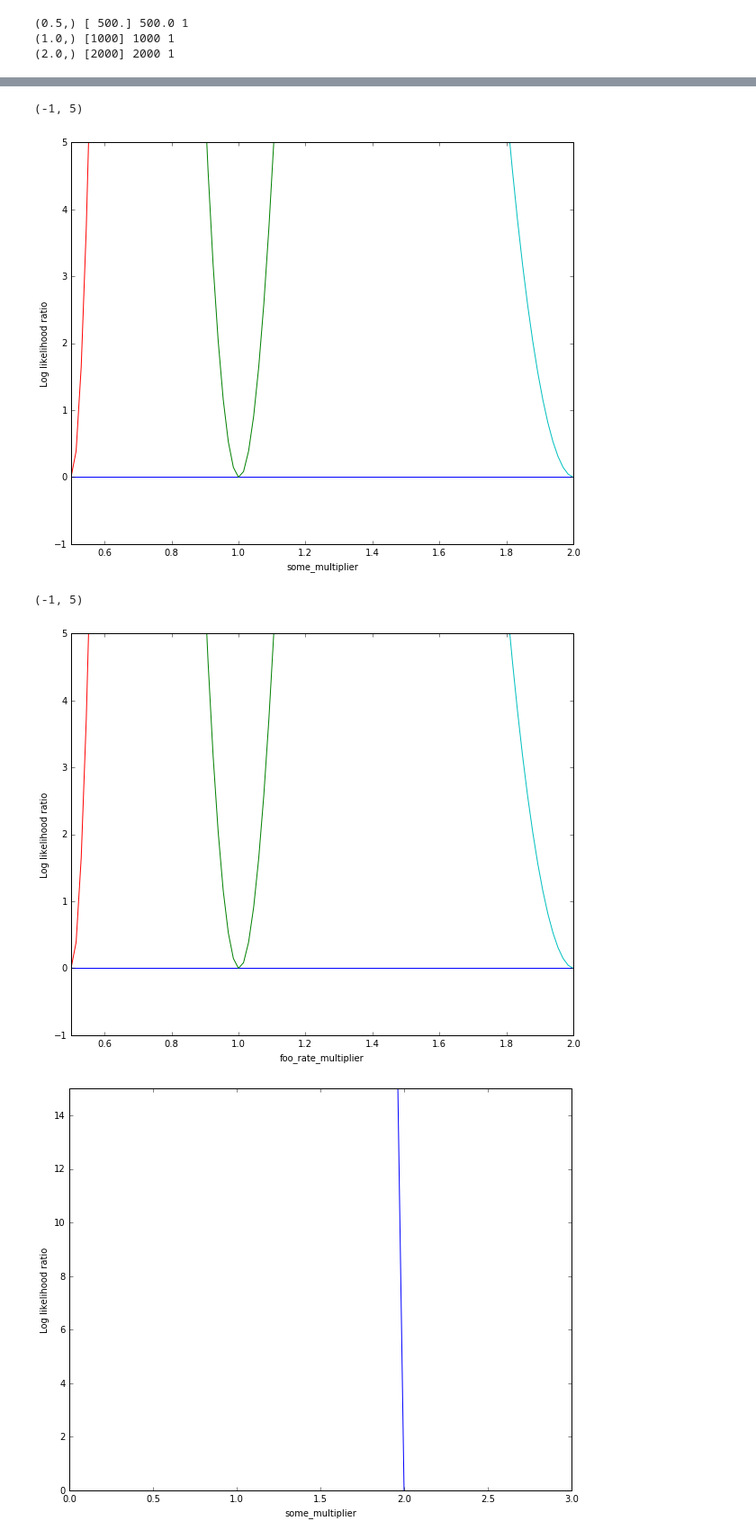
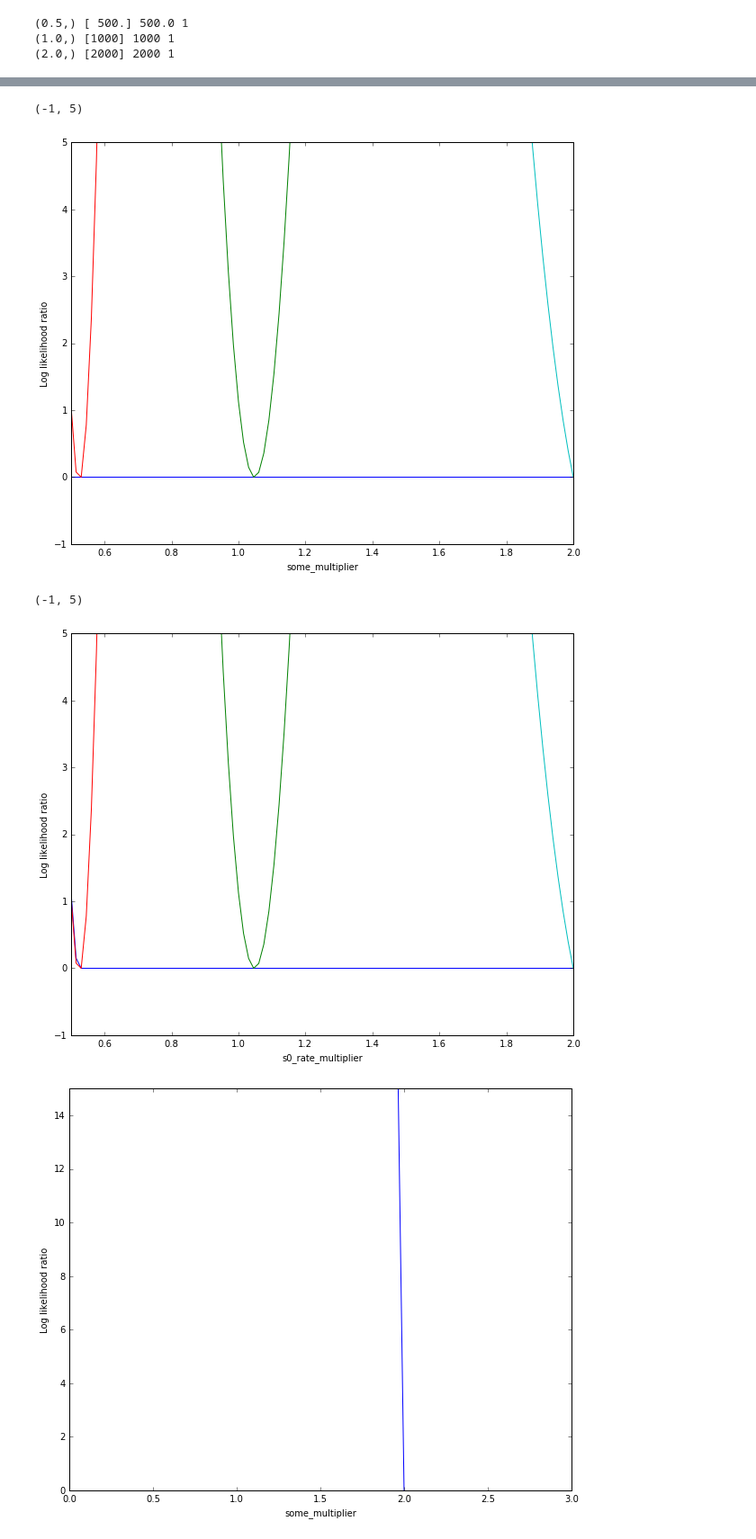
Before and after one commit to JelleAalbers/blueice, a Jupyter notebook: notebooks/Test rate and shape parameters.ipynb, the cells around one changed output, grey strips where cells are left out. Shown: that part at 90% size. Cells and saved outputs as stored; diff of their text form; code cells hidden in the pictures.

```diff
--- a/notebooks/Test rate and shape parameters.ipynb
+++ b/notebooks/Test rate and shape parameters.ipynb
@@ -25,9 +25,9 @@ plt.plot(q, m.sources[0].pdf(q))
 [figure]
 # %%
 from blueice.likelihood import LogLikelihood
-lf = LogLikelihood(config)
+lf = LogLikelihood(test_conf())
 lf.add_shape_parameter('some_multiplier', (0.5, 1, 2))
-lf.add_rate_parameter('foo')
+lf.add_rate_parameter('s0')
 lf.prepare()
 d = lf.base_model.simulate()
 print(len(d), lf.base_model.expected_events())
@@ -52,40 +52,40 @@ plt.ylim(0.5, 2)
 # %%
 # Should be flat 0 (since fitting foo_rate_multiplier completely compensates for some_multiplier)
 plot_likelihood_ratio(lf, ('some_multiplier', x))
 
 # Should be centered at 1 (approximately, depends on len(d)):
-plot_likelihood_ratio(lf, ('some_multiplier', x), foo_rate_multiplier=1)
+plot_likelihood_ratio(lf, ('some_multiplier', x), s0_rate_multiplier=1)
 
 # Should be centered at 0.5:
-plot_likelihood_ratio(lf, ('some_multiplier', x), foo_rate_multiplier=2)
+plot_likelihood_ratio(lf, ('some_multiplier', x), s0_rate_multiplier=2)
 
 # Should be centered at 2
-plot_likelihood_ratio(lf, ('some_multiplier', x), foo_rate_multiplier=0.5)
+plot_likelihood_ratio(lf, ('some_multiplier', x), s0_rate_multiplier=0.5)
 plt.ylim(-1, 5)
 # %% [output]
 (-1, 5)
-[figure, old version]
+[figure, new version]
 # %%
 # Should be flat 0....
 # Except when len(d) deviates significantly from 1000,
 # in which case you'll see it following the light blue/red curve.
 # Unlike the rate multiplier, the shape parameter is bounded by the anchors we put in, so it can't take a value
 # outside (0.5, 2).
-plot_likelihood_ratio(lf, ('foo_rate_multiplier', x))
+plot_likelihood_ratio(lf, ('s0_rate_multiplier', x))
 
 # Should be centered at 1
-plot_likelihood_ratio(lf, ('foo_rate_multiplier', x), some_multiplier=1)
+plot_likelihood_ratio(lf, ('s0_rate_multiplier', x), some_multiplier=1)
 
 # Should be centered at 0.5
-plot_likelihood_ratio(lf, ('foo_rate_multiplier', x), some_multiplier=2)
+plot_likelihood_ratio(lf, ('s0_rate_multiplier', x), some_multiplier=2)
 
 # Should be centered at 2:
-plot_likelihood_ratio(lf, ('foo_rate_multiplier', x), some_multiplier=0.5)
+plot_likelihood_ratio(lf, ('s0_rate_multiplier', x), some_multiplier=0.5)
 plt.xlim(0.5, 2)
 plt.ylim(-1, 5)
 # %% [output]
 (-1, 5)
-[figure, old version]
+[figure, new version]
 # %%
 # Will be centered at 2, and very steep.
 # It would like to go to 10, but can't because of the bounds on the shape param
```
Also changed, not shown: parts of 9 cells of this notebook.
